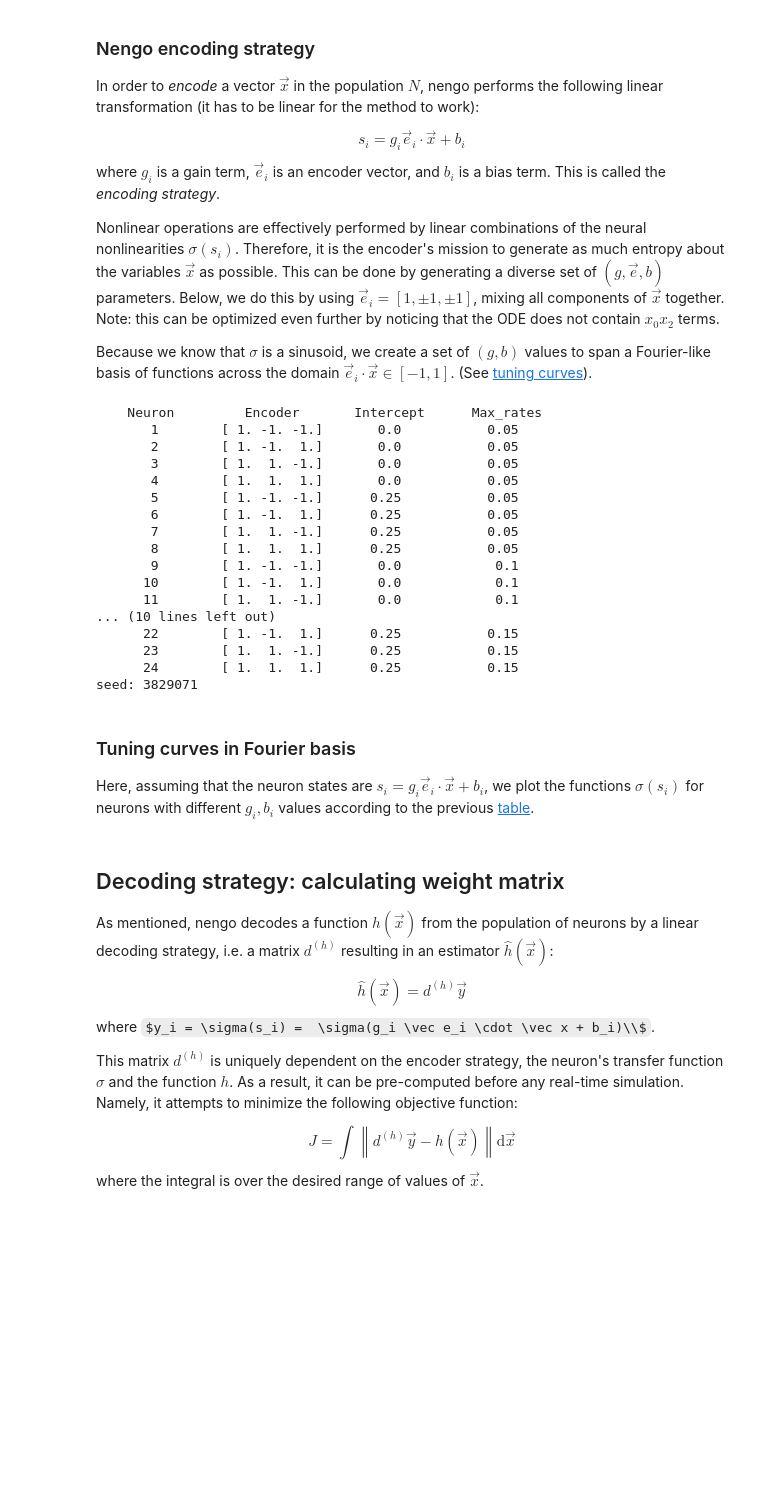
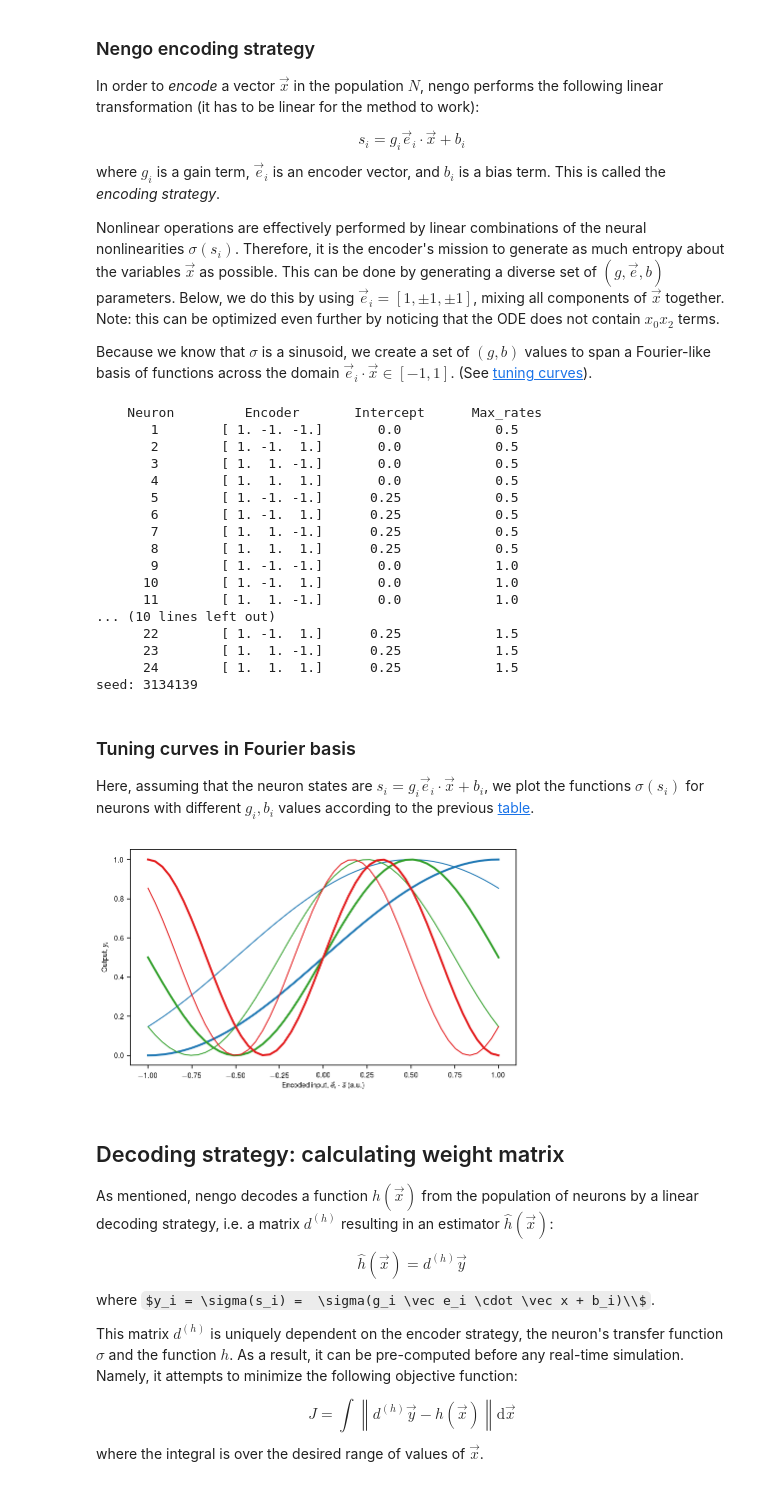
Before and after one commit to atait/nengo, a Jupyter notebook: examples/lightwave_stuff/Neuromorphic_Silicon_Photonics.ipynb, the cells around one changed output. Saved outputs shown, nothing was run; the diff lists cells and outputs as text; code cells hidden in the pictures; some formulas as TeX source; blank space fills up the shorter version.

```diff
--- a/examples/lightwave_stuff/Neuromorphic_Silicon_Photonics.ipynb
+++ b/examples/lightwave_stuff/Neuromorphic_Silicon_Photonics.ipynb
@@ -159,7 +159,7 @@ Because we know that $\sigma$ is a sinusoid, we create a set of $(g,b)$ values t
 # %%
 model = nengo.Network()
 # V_pi of a modulator converted to state variable
-s_pi = 0.1
+s_pi = .1
 # Max rate, or output, which is transmission in this case
 max_transmission = 1
 # Intercept, in this case, corresponds to where the tuning curve intercepts zero. Range of [-.5, .5] corresponds to [-pi, pi]
@@ -275,22 +275,22 @@ with nengo.Simulator(model, dt=dt, seed=seed) as sim:
     sim.run(20 * gamma)
 # %% [output]
     Neuron         Encoder       Intercept      Max_rates
-       1        [ 1. -1. -1.]       0.0           0.05
-       2        [ 1. -1.  1.]       0.0           0.05
-       3        [ 1.  1. -1.]       0.0           0.05
-       4        [ 1.  1.  1.]       0.0           0.05
-       5        [ 1. -1. -1.]      0.25           0.05
-       6        [ 1. -1.  1.]      0.25           0.05
-       7        [ 1.  1. -1.]      0.25           0.05
-       8        [ 1.  1.  1.]      0.25           0.05
-       9        [ 1. -1. -1.]       0.0            0.1
-      10        [ 1. -1.  1.]       0.0            0.1
-      11        [ 1.  1. -1.]       0.0            0.1
+       1        [ 1. -1. -1.]       0.0            0.5
+       2        [ 1. -1.  1.]       0.0            0.5
+       3        [ 1.  1. -1.]       0.0            0.5
+       4        [ 1.  1.  1.]       0.0            0.5
+       5        [ 1. -1. -1.]      0.25            0.5
+       6        [ 1. -1.  1.]      0.25            0.5
+       7        [ 1.  1. -1.]      0.25            0.5
+       8        [ 1.  1.  1.]      0.25            0.5
+       9        [ 1. -1. -1.]       0.0            1.0
+      10        [ 1. -1.  1.]       0.0            1.0
+      11        [ 1.  1. -1.]       0.0            1.0
 ... (10 lines left out)
-      22        [ 1. -1.  1.]      0.25           0.15
-      23        [ 1.  1. -1.]      0.25           0.15
-      24        [ 1.  1.  1.]      0.25           0.15
-seed: 3829071
+      22        [ 1. -1.  1.]      0.25            1.5
+      23        [ 1.  1. -1.]      0.25            1.5
+      24        [ 1.  1.  1.]      0.25            1.5
+seed: 3134139
 # %% [markdown]
 <a id='tuning_curves'></a>
 ### Tuning curves in Fourier basis
@@ -301,34 +301,36 @@ from nengo.utils.ensemble import tuning_curves
 from nengo.utils.ensemble import response_curves
 
 saving = False
 
 eval_points, responses = response_curves(state, sim)
 if num_neurons != np.shape(responses)[1]:
     raise Exception('Number of neurons(' + str(num_neurons) + ') and response curves(' + str(np.shape(responses)[1]) + ') is inconsistent')
 
 if saving:
     pp = PdfPages('tuning_curves.pdf')
 fig = plt.figure(2, figsize=(6,3.6), dpi=72)
 # jet = cm = plt.get_cmap('winter')
 # cNorm  = colors.Normalize(vmin=0, vmax=(num_neurons-1)/2)
 cm = plt.get_cmap('Paired')
 cNorm  = colors.Normalize(vmin=0, vmax=num_neurons//num_encoders*2)
 scalarMap = cmx.ScalarMappable(norm=cNorm, cmap=cm)
 for i in range(0, int(num_neurons//num_encoders)):
 
     # thick lines with intercept at 0 (sine wave)
     # thin lines with intercept at pi/2 shift (cosine wave)
     lw = 2-(i % 2)
 
     # different colors represent different max_rates, and therefore different gain values
     colorVal = scalarMap.to_rgba(2*(i//2)+1)
     plt.plot(eval_points, responses[:,i*(num_encoders)]/max_transmission, lw=lw, color=colorVal)
-plt.xlabel(r"Encoded input, $\vec e_i \cdot \vec s$\ (a.u.)")
+plt.xlabel(r"Encoded input, $\vec e_i \cdot \vec x$\ (a.u.)")
 plt.ylabel("Output, $y_i$")
 fig.tight_layout()
 if saving:
     pp.savefig()
     pp.close()
+# %% [output]
+[figure, added]
 # %% [markdown]
 <a id='decoding_strategy'></a>
 ## Decoding strategy: calculating weight matrix
```
Also changed, not shown: parts of 2 cells of this notebook.
